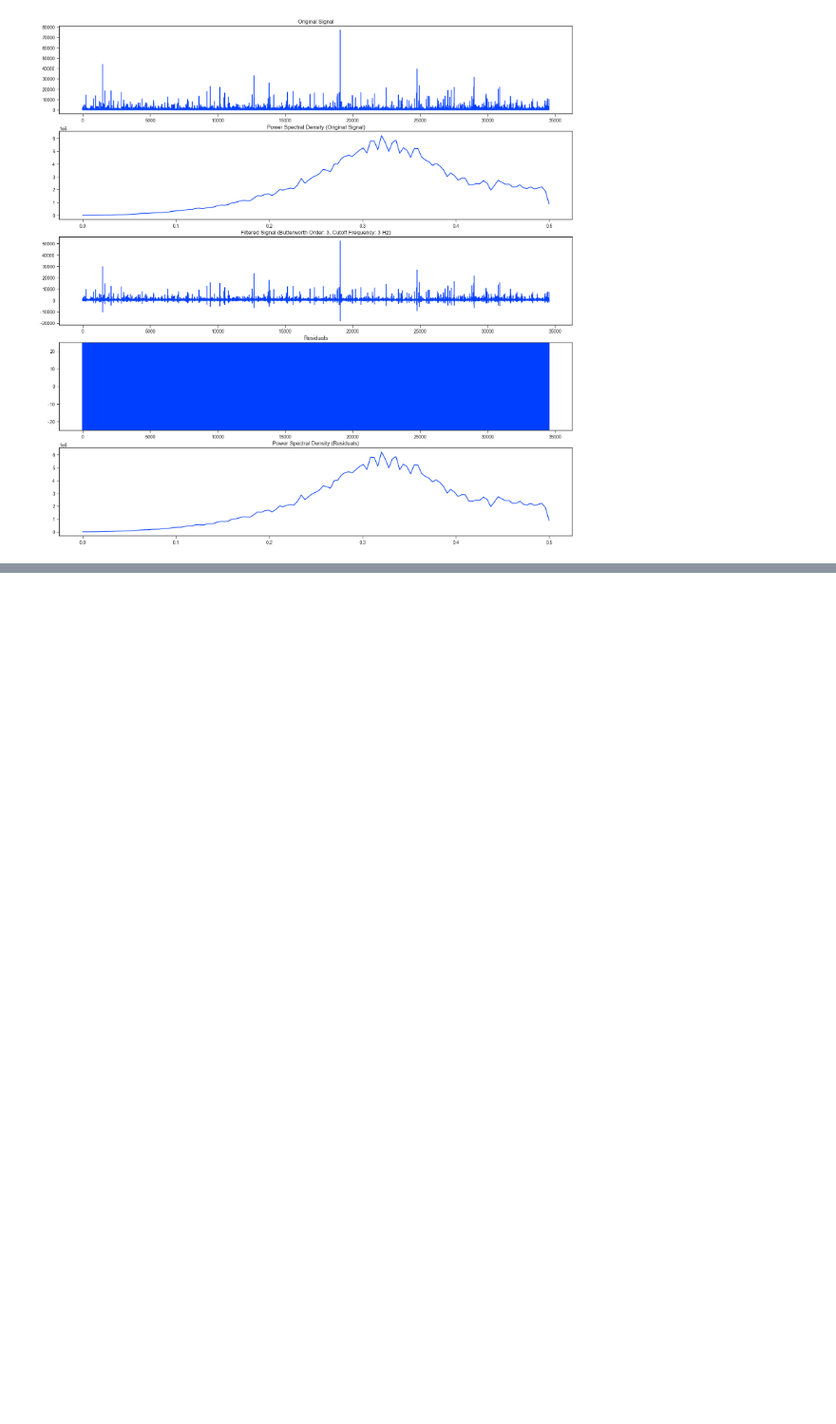
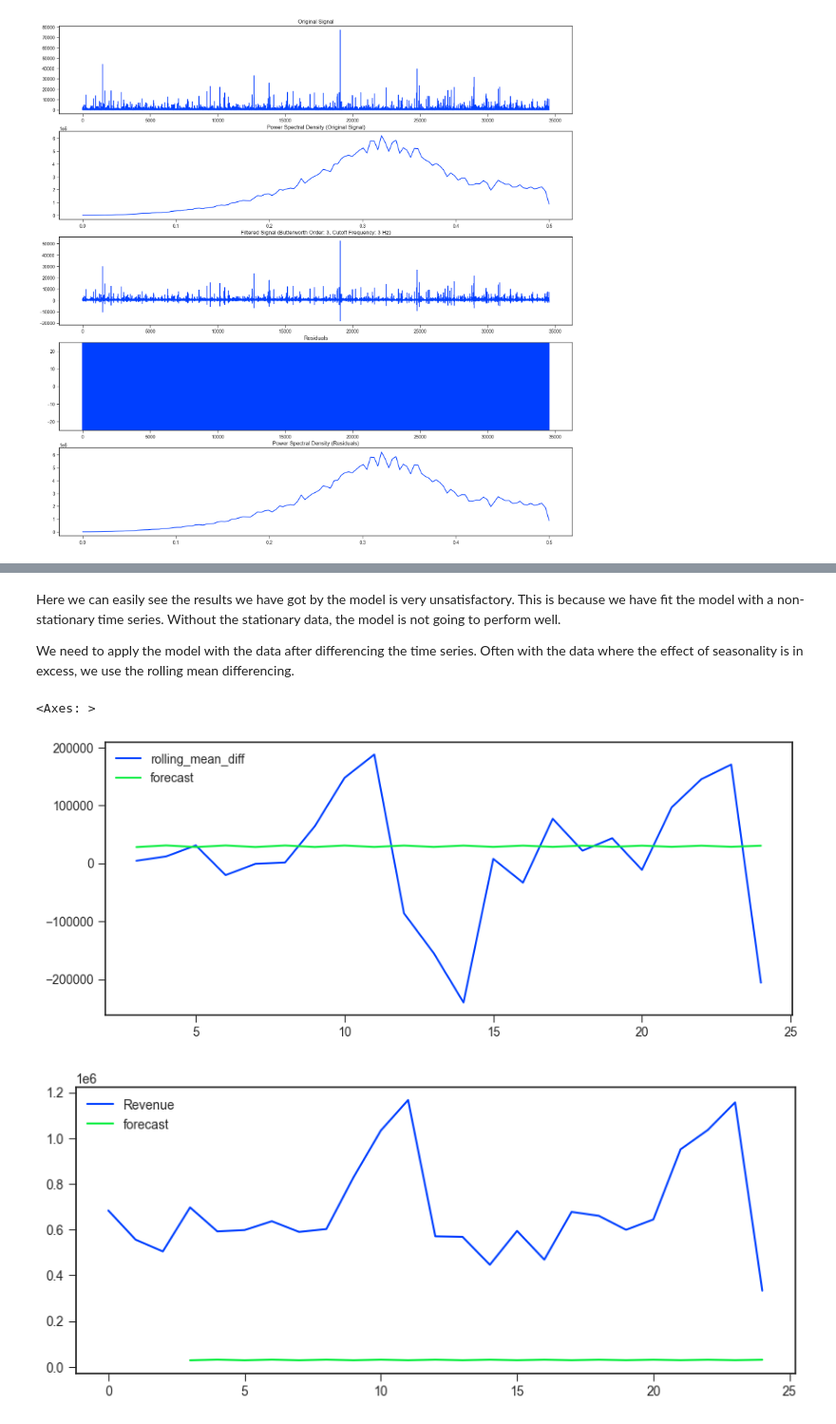
Before and after one commit to tushar55b/online-retail, a Jupyter notebook: code/Forecasting_TIS_1.ipynb, the cells around one changed output, grey strips where cells are left out. Shown at 95% size. Cells and saved outputs as stored; diff of their text form; code cells hidden in the pictures; blank space fills up the shorter version.

```diff
--- a/code/Forecasting_TIS_1.ipynb
+++ b/code/Forecasting_TIS_1.ipynb
@@ -1082,0 +1134,24 @@ for i in np.arange(3,20):
+# %% [markdown]
+Here we can easily see the results we have got by the model is very unsatisfactory. This is because we have fit the model with a non-stationary time series. Without the stationary data, the model is not going to perform well.
+
+We need to apply the model with the data after differencing the time series. Often with the data where the effect of seasonality is in excess, we use the rolling mean differencing.
+# %%
+# Appling the rolling mean differencing
+rolling_mean = data1['Revenue'].rolling(window = 3).mean()
+data1['rolling_mean_diff'] = rolling_mean - rolling_mean.shift()
+
+# Fitting and training the model again
+model = ARIMA(data1['rolling_mean_diff'].dropna(), order=(1,1,1))
+model_fit = model.fit()
+# %%
+# testing the model again
+data1['forecast'] = model_fit.predict(start=3, end=25, dynamic=True)
+# data1['forecast'] = model_fit.predict(start=30, end=290, dynamic=True)
+
+# plot
+data1[['rolling_mean_diff','forecast']].plot(figsize=(10,4))
+data1[['Revenue','forecast']].plot(figsize=(10,4))
+# %% [output]
+<Axes: >
+[figure, added]
+[figure, added]
```
Also changed, not shown: parts of 15 cells of this notebook.
